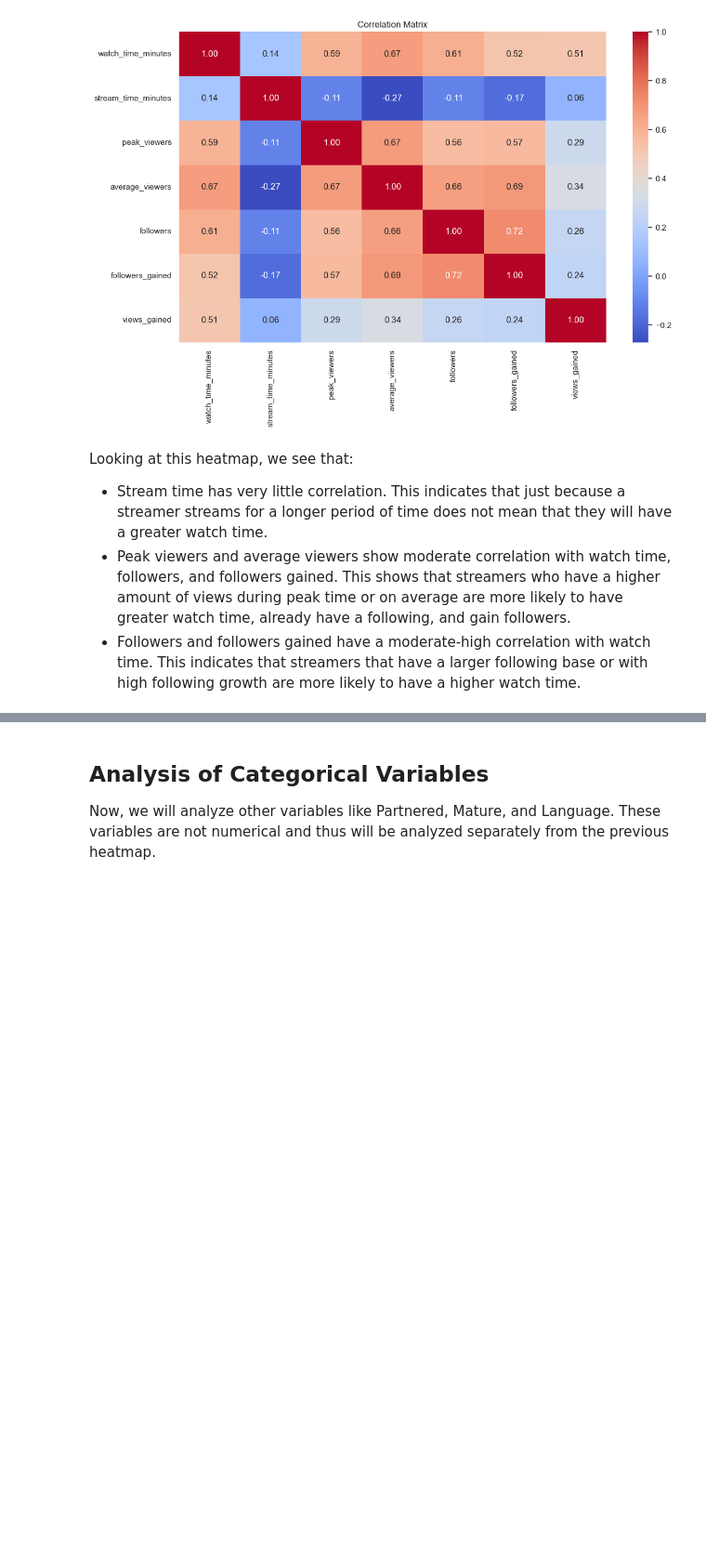
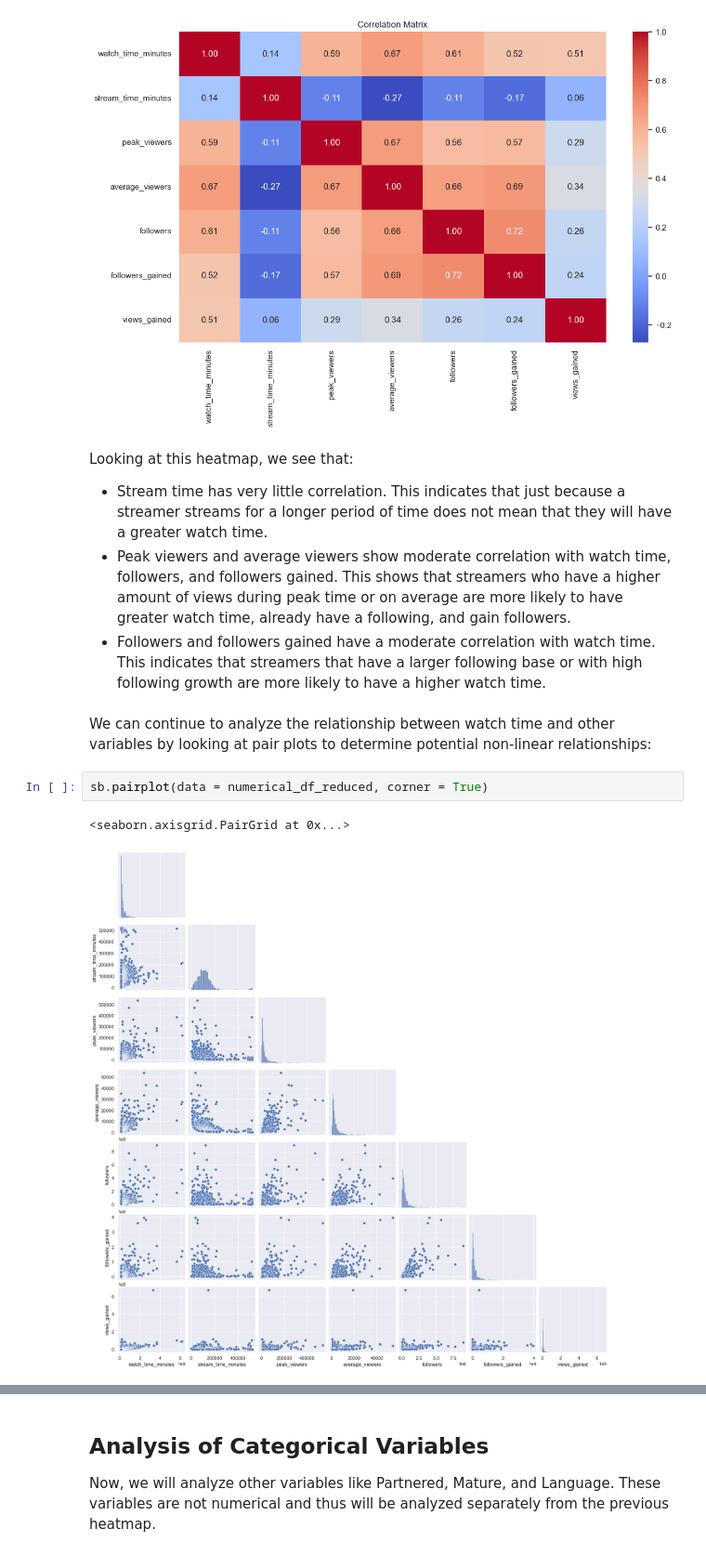
Before and after one commit to jasminejsun/twitch-streamer-analysis, a Jupyter notebook: data-exploratory-analysis.ipynb, the cells around one changed output, grey strips where cells are left out. Shown: that part at 93% size. Cells and saved outputs as stored; diff of their text form; blank space fills up the shorter version.

```diff
--- a/data-exploratory-analysis.ipynb
+++ b/data-exploratory-analysis.ipynb
@@ -158,4 +184,11 @@ plt.show()
 Looking at this heatmap, we see that:
 - Stream time has very little correlation. This indicates that just because a streamer streams for a longer period of time does not mean that they will have a greater watch time.
 - Peak viewers and average viewers show moderate correlation with watch time, followers, and followers gained. This shows that streamers who have a higher amount of views during peak time or on average are more likely to have greater watch time, already have a following, and gain followers.
-- Followers and followers gained have a moderate-high correlation with watch time. This indicates that streamers that have a larger following base or with high following growth are more likely to have a higher watch time.
+- Followers and followers gained have a moderate correlation with watch time. This indicates that streamers that have a larger following base or with high following growth are more likely to have a higher watch time.
+# %% [markdown]
+We can continue to analyze the relationship between watch time and other variables by looking at pair plots to determine potential non-linear relationships:
+# %%
+sb.pairplot(data = numerical_df_reduced, corner = True)
+# %% [output]
+<seaborn.axisgrid.PairGrid at 0x...>
+[figure, added]
```
Also changed, not shown: parts of 7 cells of this notebook, 1 other file.
